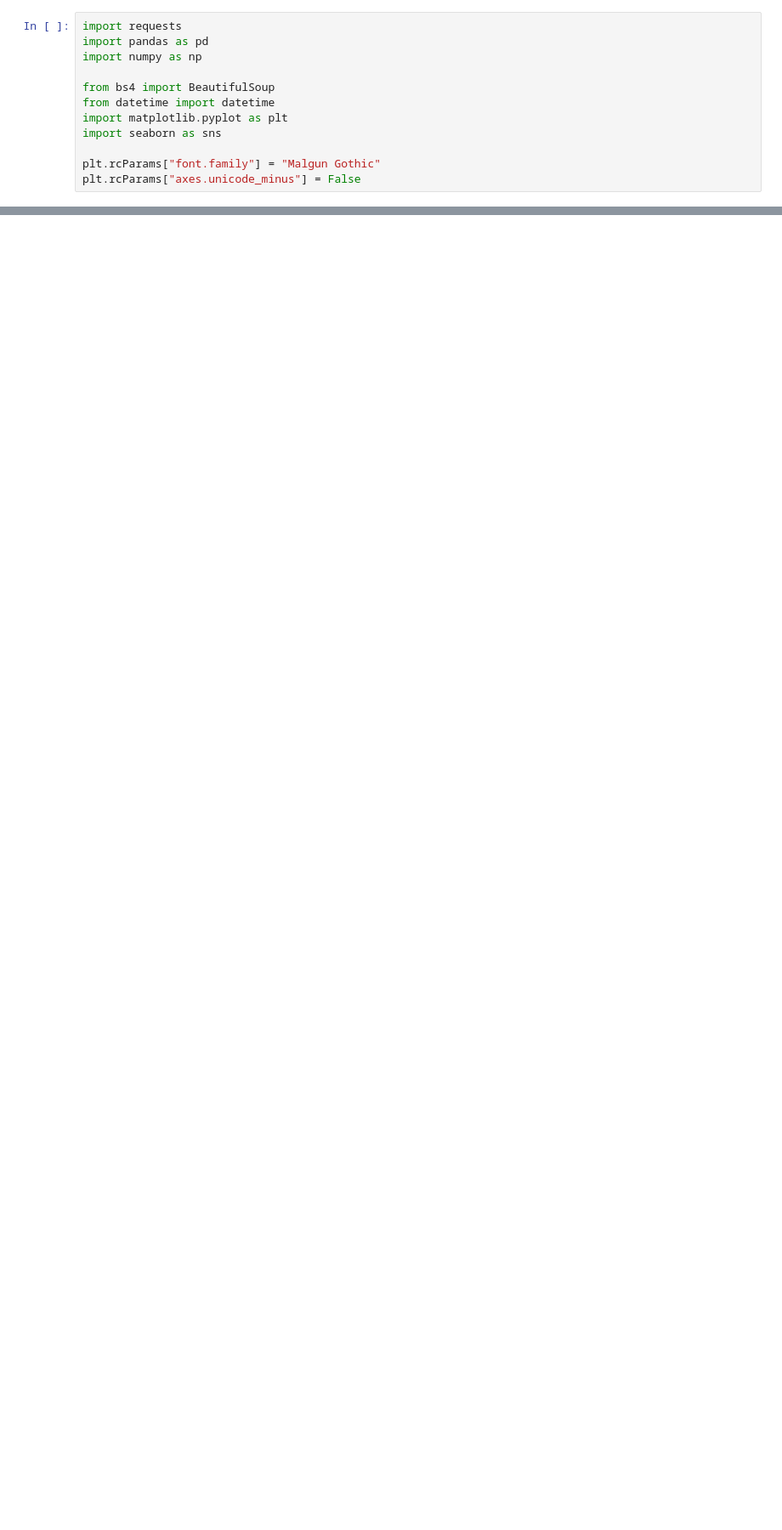
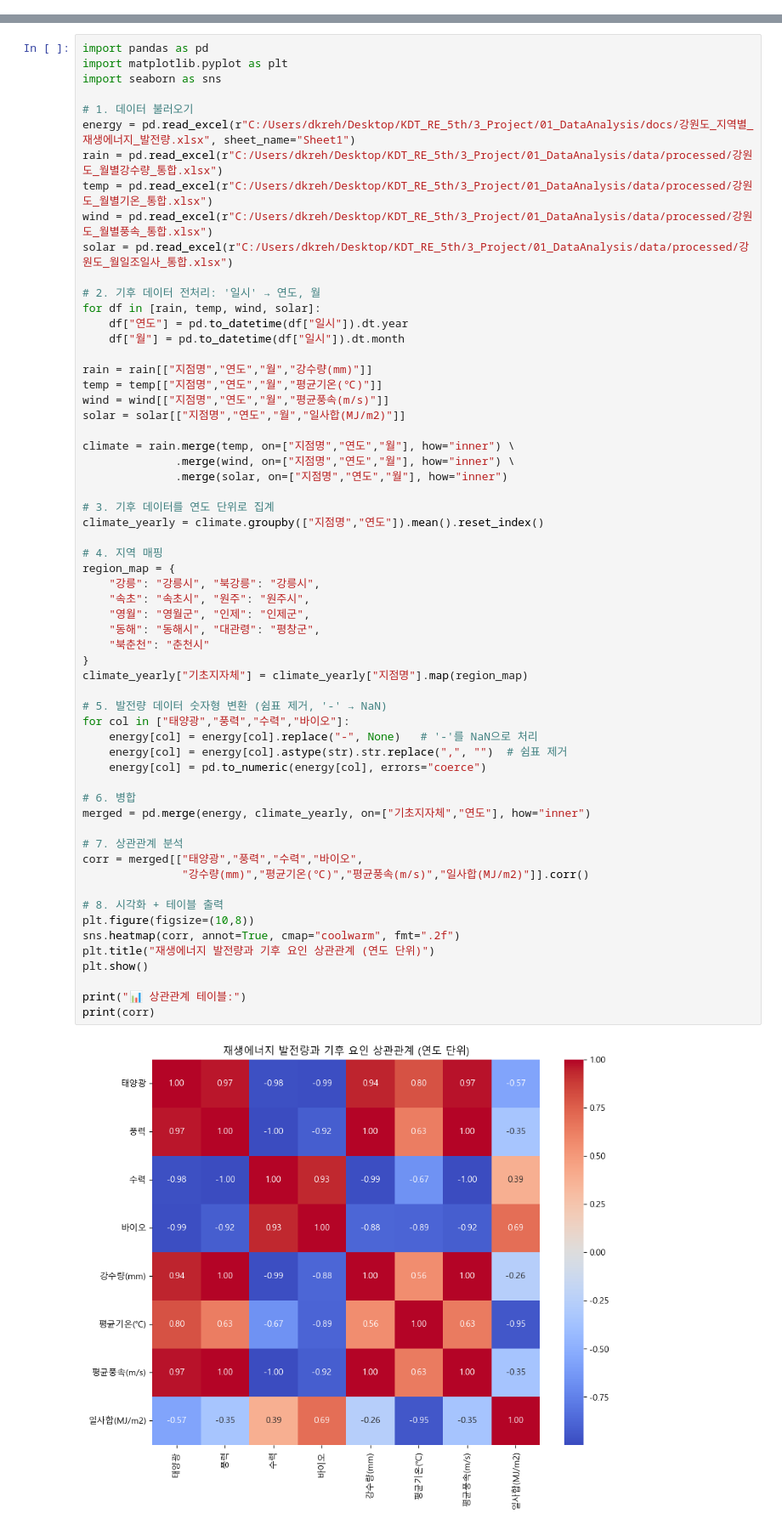
Before and after one commit to kimwjdhyun/KDT_RE_5th_Project, a Jupyter notebook: 01_DataAnalysis/scripts/crawling/energy_analysis.ipynb, the cells around one changed output, grey strips where cells are left out. Shown: that part at 85% size. Cells and saved outputs as stored; diff of their text form; blank space fills up the shorter version.

```diff
--- a/01_DataAnalysis/scripts/crawling/energy_analysis.ipynb
+++ b/01_DataAnalysis/scripts/crawling/energy_analysis.ipynb
@@ -32,12 +11,0 @@ Requirement already satisfied: h11<1,>=0.16.0 in c:\users\dkreh\desktop\kdt_re_5
-# %%
-import requests
-import pandas as pd
-import numpy as np
-
-from bs4 import BeautifulSoup
-from datetime import datetime
-import matplotlib.pyplot as plt
-import seaborn as sns
-
-plt.rcParams["font.family"] = "Malgun Gothic"
-plt.rcParams["axes.unicode_minus"] = False
@@ -43,0 +32,62 @@ plt.rcParams["axes.unicode_minus"] = False
+# %%
+import pandas as pd
+import matplotlib.pyplot as plt
+import seaborn as sns
+
+# 1. 데이터 불러오기
+energy = pd.read_excel(r"C:/Users/dkreh/Desktop/KDT_RE_5th/3_Project/01_DataAnalysis/docs/강원도_지역별_재생에너지_발전량.xlsx", sheet_name="Sheet1")
+rain = pd.read_excel(r"C:/Users/dkreh/Desktop/KDT_RE_5th/3_Project/01_DataAnalysis/data/processed/강원도_월별강수량_통합.xlsx")
+temp = pd.read_excel(r"C:/Users/dkreh/Desktop/KDT_RE_5th/3_Project/01_DataAnalysis/data/processed/강원도_월별기온_통합.xlsx")
+wind = pd.read_excel(r"C:/Users/dkreh/Desktop/KDT_RE_5th/3_Project/01_DataAnalysis/data/processed/강원도_월별풍속_통합.xlsx")
+solar = pd.read_excel(r"C:/Users/dkreh/Desktop/KDT_RE_5th/3_Project/01_DataAnalysis/data/processed/강원도_월일조일사_통합.xlsx")
+
+# 2. 기후 데이터 전처리: '일시' → 연도, 월
+for df in [rain, temp, wind, solar]:
+    df["연도"] = pd.to_datetime(df["일시"]).dt.year
+    df["월"] = pd.to_datetime(df["일시"]).dt.month
+
+rain = rain[["지점명","연도","월","강수량(mm)"]]
+temp = temp[["지점명","연도","월","평균기온(℃)"]]
+wind = wind[["지점명","연도","월","평균풍속(m/s)"]]
+solar = solar[["지점명","연도","월","일사합(MJ/m2)"]]
+
+climate = rain.merge(temp, on=["지점명","연도","월"], how="inner") \
+              .merge(wind, on=["지점명","연도","월"], how="inner") \
+              .merge(solar, on=["지점명","연도","월"], how="inner")
+
+# 3. 기후 데이터를 연도 단위로 집계
+climate_yearly = climate.groupby(["지점명","연도"]).mean().reset_index()
+
+# 4. 지역 매핑
+region_map = {
+    "강릉": "강릉시", "북강릉": "강릉시",
+    "속초": "속초시", "원주": "원주시",
+    "영월": "영월군", "인제": "인제군",
+    "동해": "동해시", "대관령": "평창군",
+    "북춘천": "춘천시"
+}
+climate_yearly["기초지자체"] = climate_yearly["지점명"].map(region_map)
+
+# 5. 발전량 데이터 숫자형 변환 (쉼표 제거, '-' → NaN)
+for col in ["태양광","풍력","수력","바이오"]:
+    energy[col] = energy[col].replace("-", None)   # '-'를 NaN으로 처리
+    energy[col] = energy[col].astype(str).str.replace(",", "")  # 쉼표 제거
+    energy[col] = pd.to_numeric(energy[col], errors="coerce")
+
+# 6. 병합
+merged = pd.merge(energy, climate_yearly, on=["기초지자체","연도"], how="inner")
+
+# 7. 상관관계 분석
+corr = merged[["태양광","풍력","수력","바이오",
+               "강수량(mm)","평균기온(℃)","평균풍속(m/s)","일사합(MJ/m2)"]].corr()
+
+# 8. 시각화 + 테이블 출력
+plt.figure(figsize=(10,8))
+sns.heatmap(corr, annot=True, cmap="coolwarm", fmt=".2f")
+plt.title("재생에너지 발전량과 기후 요인 상관관계 (연도 단위)")
+plt.show()
+
+print("📊 상관관계 테이블:")
+print(corr)
+# %% [output]
+[figure, added]
```
Also changed, not shown: parts of 4 cells of this notebook, 6 other files.
